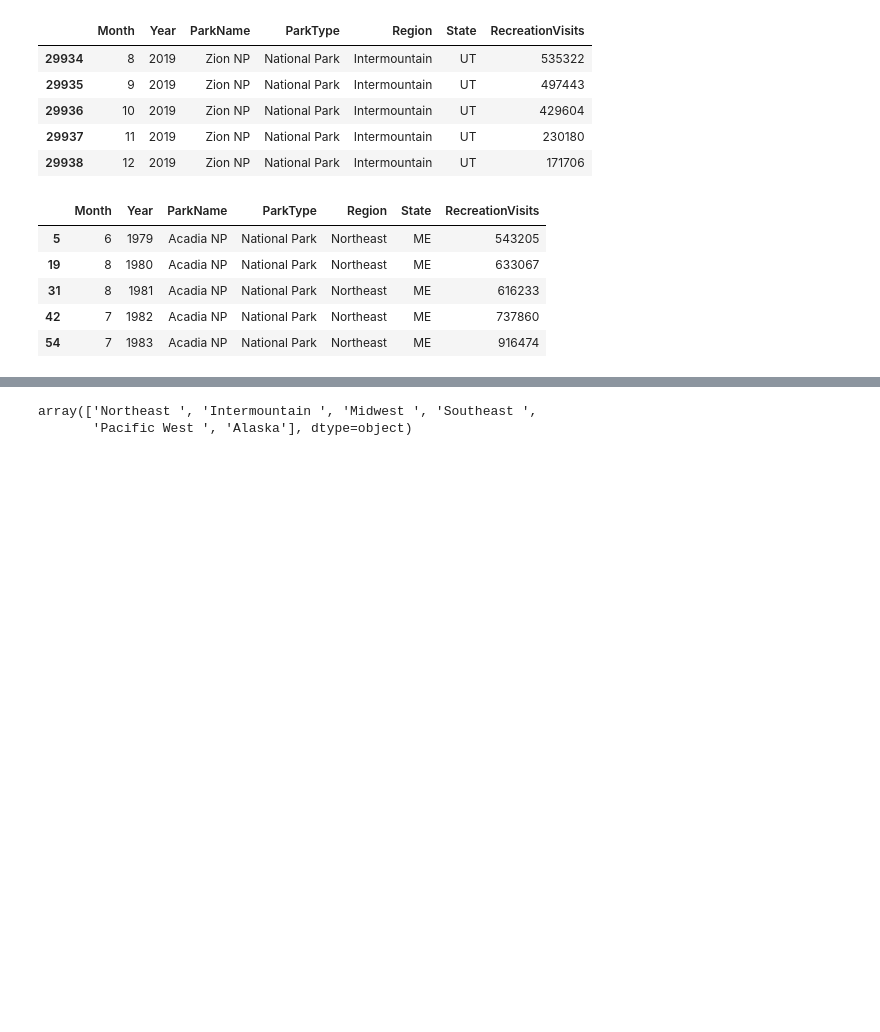
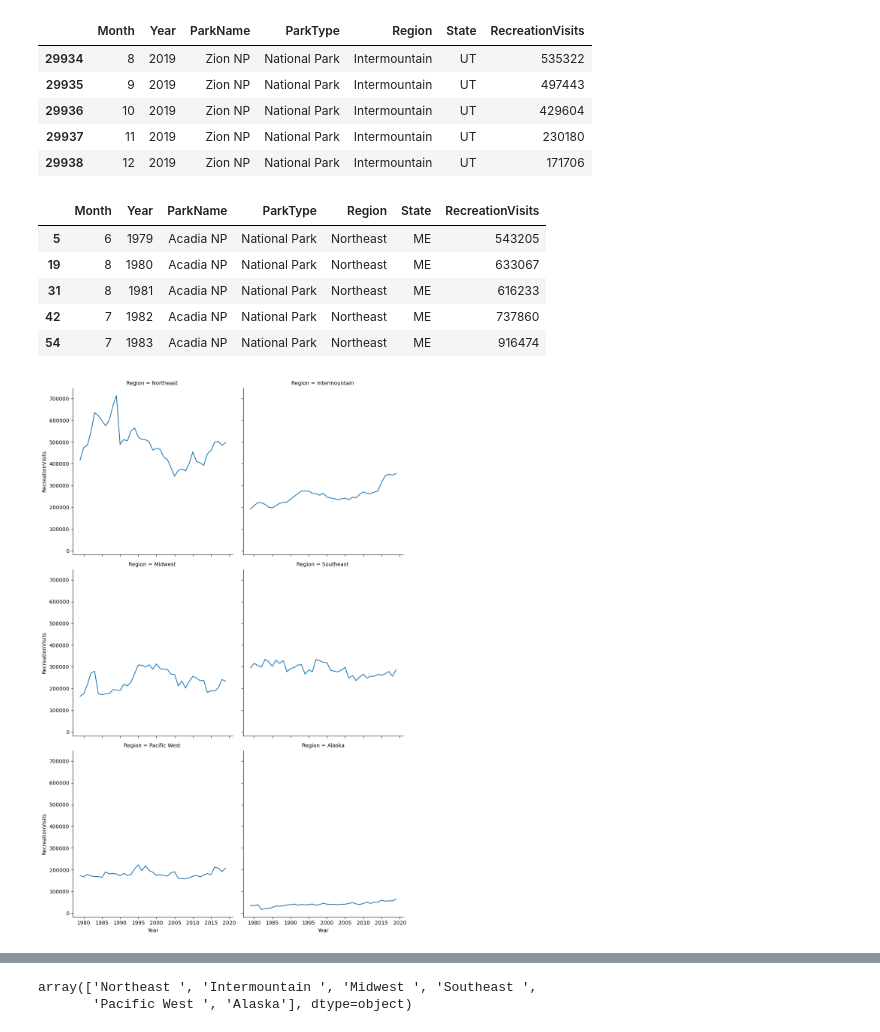
Before and after one commit to vgjaq/National-Park-Capstone-Project, a Jupyter notebook: Exploratory_Data_Analysis.ipynb, the cells around one changed output, grey strips where cells are left out. Saved outputs shown, nothing was run; the diff lists cells and outputs as text; code cells hidden in the pictures; blank space fills up the shorter version.

```diff
--- a/Exploratory_Data_Analysis.ipynb
+++ b/Exploratory_Data_Analysis.ipynb
@@ -37,3 +37,8 @@ max_visit.head()
 | 31 | 8 | 1981 | Acadia NP | National Park | Northeast | ME | 616233 |
 | 42 | 7 | 1982 | Acadia NP | National Park | Northeast | ME | 737860 |
 | 54 | 7 | 1983 | Acadia NP | National Park | Northeast | ME | 916474 |
+# %%
+sns.relplot(x='Year', y='RecreationVisits', data=max_visit, kind = 'line', ci=None, col='Region', col_wrap = 2)
+plt.show()
+# %% [output]
+[figure, added]
```
Also changed, not shown: parts of 10 cells of this notebook, 6 other files.
